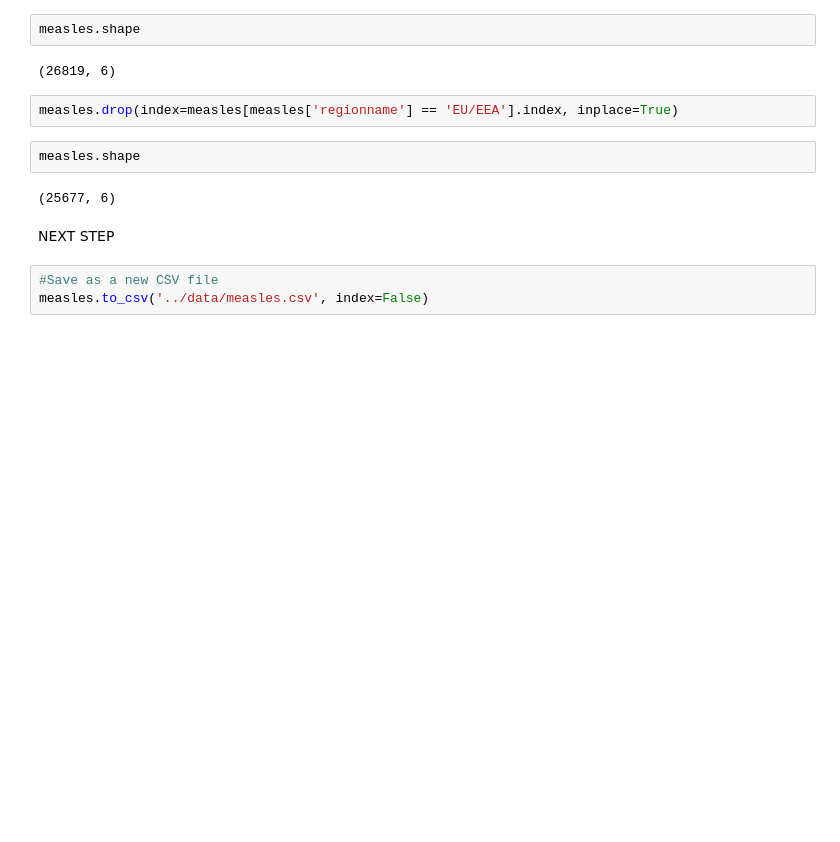
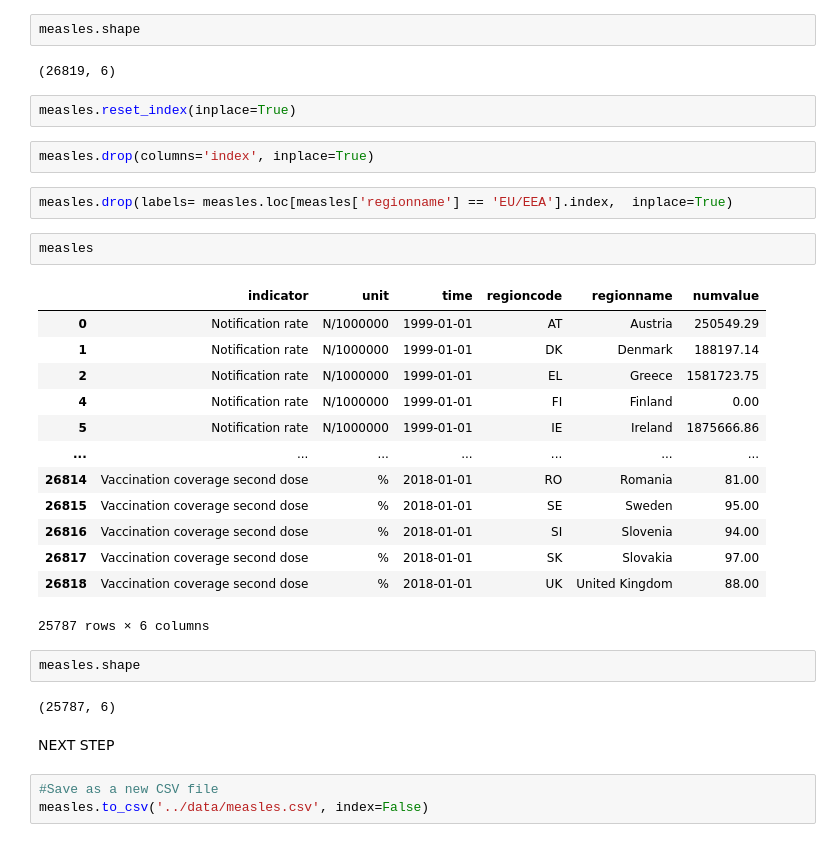
Before and after one commit to Preeya0225/capstone_project, a Jupyter notebook: code/1_data_cleaning.ipynb, the cells around one changed output. Drawn from its saved outputs; the diff is of its cells as text; blank space fills up the shorter version.

```diff
--- a/code/1_data_cleaning.ipynb
+++ b/code/1_data_cleaning.ipynb
@@ -216,12 +232,32 @@ INFORMATION
 measles.shape
 # %% [output]
 (26819, 6)
+# %%
+measles.reset_index(inplace=True)
+# %%
+measles.drop(columns='index', inplace=True)
 # %%
-measles.drop(index=measles[measles['regionname'] == 'EU/EEA'].index, inplace=True)
+measles.drop(labels= measles.loc[measles['regionname'] == 'EU/EEA'].index,  inplace=True)
+# %%
+measles
+# %% [output]
+|  | indicator | unit | time | regioncode | regionname | numvalue |
+| 0 | Notification rate | N/1000000 | 1999-01-01 | AT | Austria | 250549.29 |
+| 1 | Notification rate | N/1000000 | 1999-01-01 | DK | Denmark | 188197.14 |
+| 2 | Notification rate | N/1000000 | 1999-01-01 | EL | Greece | 1581723.75 |
+| 4 | Notification rate | N/1000000 | 1999-01-01 | FI | Finland | 0.00 |
+| 5 | Notification rate | N/1000000 | 1999-01-01 | IE | Ireland | 1875666.86 |
+| ... | ... | ... | ... | ... | ... | ... |
+| 26814 | Vaccination coverage second dose | % | 2018-01-01 | RO | Romania | 81.00 |
+| 26815 | Vaccination coverage second dose | % | 2018-01-01 | SE | Sweden | 95.00 |
+| 26816 | Vaccination coverage second dose | % | 2018-01-01 | SI | Slovenia | 94.00 |
+| 26817 | Vaccination coverage second dose | % | 2018-01-01 | SK | Slovakia | 97.00 |
+| 26818 | Vaccination coverage second dose | % | 2018-01-01 | UK | United Kingdom | 88.00 |
+25787 rows × 6 columns
 # %%
 measles.shape
 # %% [output]
-(25677, 6)
+(25787, 6)
 # %% [markdown]
 NEXT STEP
 # %%
```
Also changed, not shown: parts of 1 cell of this notebook, 2 other files.
